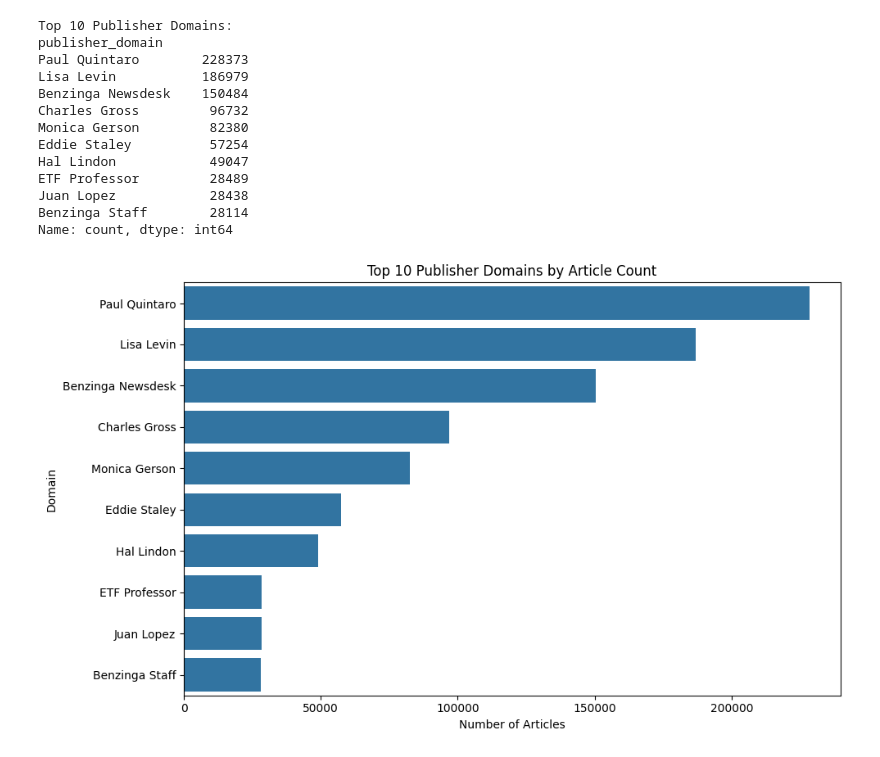
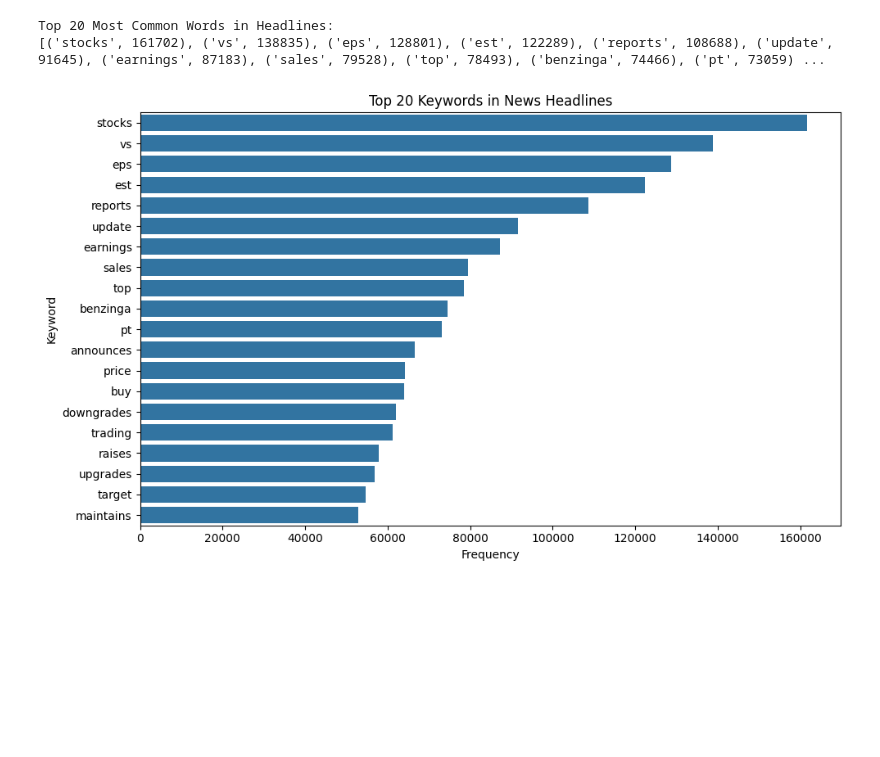
Before and after one commit to Eyoab11/stock-market-analysis, a Jupyter notebook: notebooks/eda.ipynb, the cells around one changed output. Drawn from its saved outputs; the diff is of its cells as text; code cells hidden in the pictures; blank space fills up the shorter version.

```diff
--- a/notebooks/eda.ipynb
+++ b/notebooks/eda.ipynb
@@ -140,36 +171,35 @@ Name: count, dtype: int64
 # %%
-def extract_domain(publisher):
-    if isinstance(publisher, str): # Add check for string type
-        if '@' in publisher:
-            return publisher.split('@')[1]
-    return publisher # Return original if not string or no '@'
+# Text analysis
+financial_stopwords = {'stock', 'market', 'company', 'shares'}
+stop_words = set(stopwords.words('english')).union(financial_stopwords)
+
+def clean_text(text):
+    if not isinstance(text, str):
+        return []
+    tokens = word_tokenize(text.lower())
+    tokens = [t for t in tokens if t.isalpha() and t not in stop_words]
+    return tokens
+
+news_df['tokens'] = news_df['headline'].apply(clean_text)
+all_tokens = [token for tokens_list in news_df['tokens'] for token in tokens_list if isinstance(tokens_list, list)]
+word_freq = Counter(all_tokens)
+common_words = word_freq.most_common(20)
+print("\nTop 20 Most Common Words in Headlines:")
+print(common_words)
+
+if common_words:
+    words, counts = zip(*common_words)
+    plt.figure(figsize=(10, 6))
+    sns.barplot(x=counts, y=words)
+    plt.title('Top 20 Keywords in News Headlines')
+    plt.xlabel('Frequency')
+    plt.ylabel('Keyword')
+    plt.tight_layout()
+    plt.savefig(os.path.join(PLOTS_DIR, 'keyword_frequency.png'))
+    plt.show()
+else:
+    print("No common words found to plot.")
+# %% [output]
+Top 20 Most Common Words in Headlines:
+[('stocks', 161702), ('vs', 138835), ('eps', 128801), ('est', 122289), ('reports', 108688), ('update', 91645), ('earnings', 87183), ('sales', 79528), ('top', 78493), ('benzinga', 74466), ('pt', 73059) ...
+[figure, added]
-# %%
-news_df['publisher_domain'] = news_df['publisher'].apply(extract_domain)
-domain_counts = news_df['publisher_domain'].value_counts().head(10)
-print("\nTop 10 Publisher Domains:")
-print(domain_counts)
-# %% [output]
-Top 10 Publisher Domains:
-publisher_domain
-Paul Quintaro        228373
-Lisa Levin           186979
-Benzinga Newsdesk    150484
-Charles Gross         96732
-Monica Gerson         82380
-Eddie Staley          57254
-Hal Lindon            49047
-ETF Professor         28489
-Juan Lopez            28438
-Benzinga Staff        28114
-Name: count, dtype: int64
-# %%
-plt.figure(figsize=(10, 6))
-sns.barplot(x=domain_counts.values, y=domain_counts.index)
-plt.title('Top 10 Publisher Domains by Article Count')
-plt.xlabel('Number of Articles')
-plt.ylabel('Domain')
-plt.tight_layout()
-plt.savefig(os.path.join(PLOTS_DIR, 'domain_distribution.png')) # <--- MODIFIED
-plt.show()
-# %% [output]
-[figure, removed]
```
Also changed, not shown: parts of 10 cells of this notebook, 23 other files.
